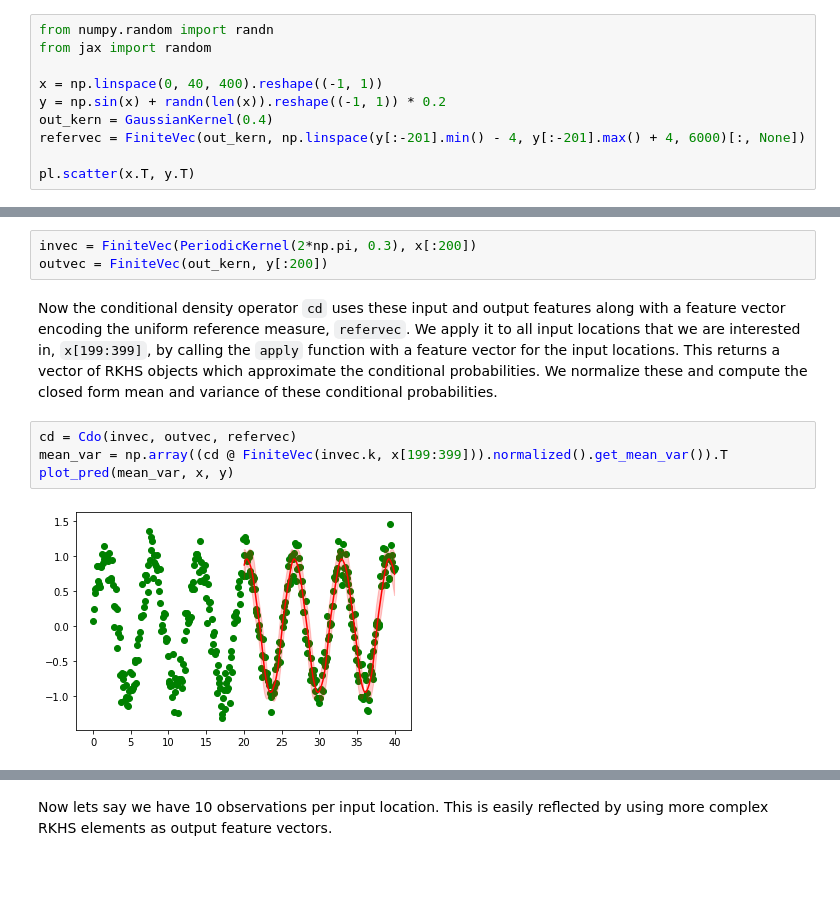
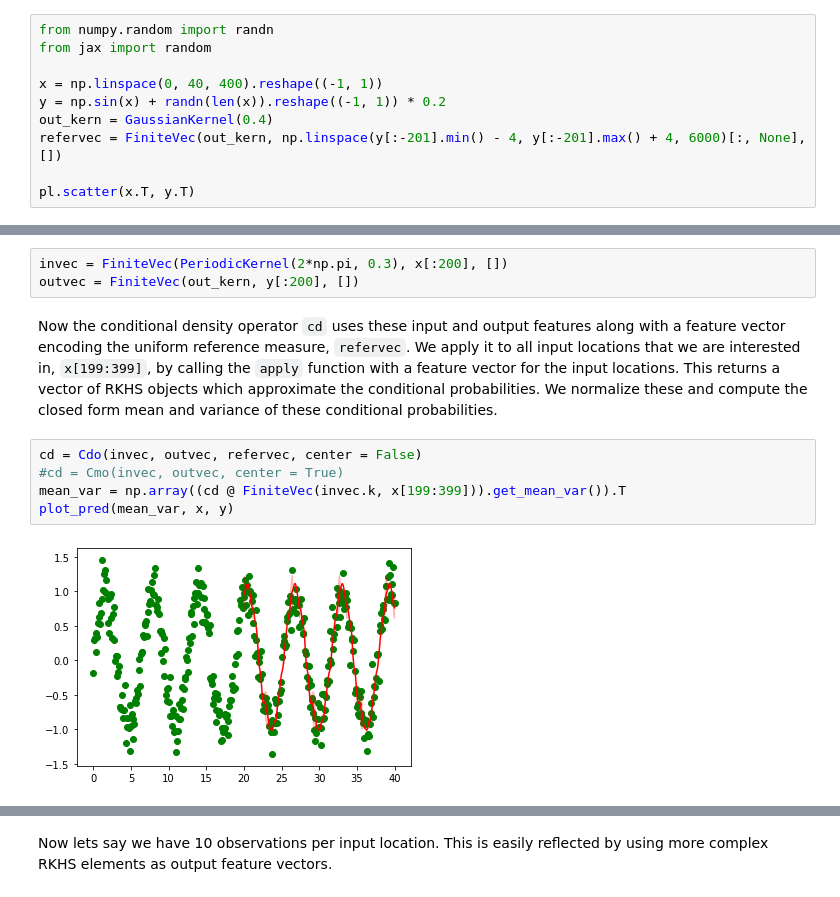
Before and after one commit to zalandoresearch/JaxRK, a Jupyter notebook: examples/Quick_start.ipynb, the cells around one changed output, grey strips where cells are left out. Saved outputs shown, nothing was run; the diff lists cells and outputs as text.

```diff
--- a/examples/Quick_start.ipynb
+++ b/examples/Quick_start.ipynb
@@ -72,7 +74,7 @@ from jax import random
 x = np.linspace(0, 40, 400).reshape((-1, 1))
 y = np.sin(x) + randn(len(x)).reshape((-1, 1)) * 0.2
 out_kern = GaussianKernel(0.4)
-refervec = FiniteVec(out_kern, np.linspace(y[:-201].min() - 4, y[:-201].max() + 4, 6000)[:, None])
+refervec = FiniteVec(out_kern, np.linspace(y[:-201].min() - 4, y[:-201].max() + 4, 6000)[:, None], [])
 
 pl.scatter(x.T, y.T)
 # %% [output]
@@ -93,14 +95,15 @@ def plot_pred(mean_var, x, y, points_per_split = 1):
 # %% [markdown]
 Now, lets build a simple model regressing from index to output distribution using the prior information that the output depends periodically on the input. This is encoded in the fact that the input features use a periodic kernel.
 # %%
-invec = FiniteVec(PeriodicKernel(2*np.pi, 0.3), x[:200])
-outvec = FiniteVec(out_kern, y[:200])
+invec = FiniteVec(PeriodicKernel(2*np.pi, 0.3), x[:200], [])
+outvec = FiniteVec(out_kern, y[:200], [])
 # %% [markdown]
 Now the conditional density operator `cd` uses these input and output features along with a feature vector encoding the uniform reference measure, `refervec`.
 We apply it to all input locations that we are interested in, `x[199:399]`, by calling the `apply` function with a feature vector for the input locations. This returns a vector of RKHS objects which approximate the conditional probabilities. We normalize these and compute the closed form mean and variance of these conditional probabilities.
 # %%
-cd = Cdo(invec, outvec, refervec)
-mean_var = np.array((cd @ FiniteVec(invec.k, x[199:399])).normalized().get_mean_var()).T
+cd = Cdo(invec, outvec, refervec, center = False)
+#cd = Cmo(invec, outvec, center = True)
+mean_var = np.array((cd @ FiniteVec(invec.k, x[199:399])).get_mean_var()).T
 plot_pred(mean_var, x, y)
 # %% [output]
-[figure, old version]
+[figure, new version]
```
Also changed, not shown: parts of 8 cells of this notebook, 6 other files.
